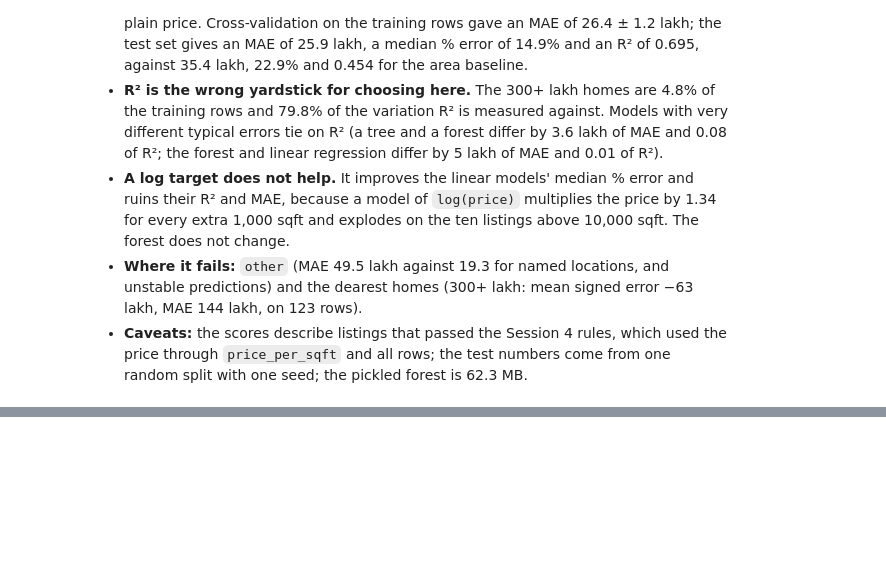
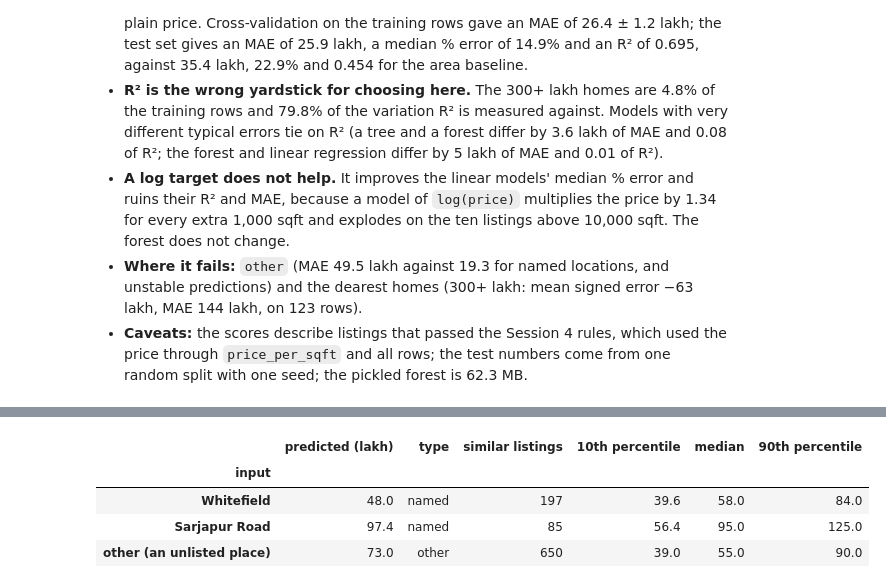
Before and after one commit to shivam-jund/bengaluru-house-price-prediction, a Jupyter notebook: model/price_prediction.ipynb, the cells around one changed output, grey strips where cells are left out. Saved outputs shown, nothing was run; the diff lists cells and outputs as text; code cells hidden in the pictures; blank space fills up the shorter version.

```diff
--- a/model/price_prediction.ipynb
+++ b/model/price_prediction.ipynb
@@ -2343,0 +2489,14 @@ Each decision with its row impact, as seen while the notebook ran on this data.
+# %%
+deploy_model = build_pipeline(RandomForestRegressor(n_estimators=100, random_state=SEED, **forest_params))
+deploy_model.fit(X, y)                                                  # all 11,430 rows, the Session 5 hyperparameters
+assert len(X) == 11_430
+
+sanity_inputs = pd.DataFrame([
+    {"location": "Whitefield", "total_sqft": 1200.0, "bath": 2.0, "bhk": 2},
+    {"location": "Sarjapur Road", "total_sqft": 1600.0, "bath": 3.0, "bhk": 3},
+    {"location": OTHER, "total_sqft": 1200.0, "bath": 2.0, "bhk": 2},
+])
+display(sanity_inputs.assign(**{
+    "fit on 80% (Session 5)": final_model.predict(sanity_inputs).round(1),
+    "fit on all rows": deploy_model.predict(sanity_inputs).round(1),
+}))
@@ -2343,0 +2614,63 @@ Each decision with its row impact, as seen while the notebook ran on this data.
+# %%
+import pricing
+from pricing import normalize_location, predict_price
+
+pricing._loaded.clear()                                                  # forget anything loaded before this export
+
+# 1. the reloaded model = the model in memory
+reloaded = joblib.load(ARTIFACT_DIR / "house_price_model.pkl")
+assert np.array_equal(reloaded.predict(X), deploy_model.predict(X))
+print(f"1. reloaded model = in-memory model on all {len(X):,} rows")
+
+# 2. predict_price returns what the model returns; spelling variants are one place
+one_row = pd.DataFrame([{"location": "Whitefield", "total_sqft": 1200.0, "bath": 2.0, "bhk": 2}])
+assert predict_price("Whitefield", 1200, 2, 2)["price_lakh"] == round(float(deploy_model.predict(one_row)[0]), 1)
+assert normalize_location("Whitefield ") == "Whitefield"
+assert normalize_location("  Sarjapur   Road, ") == "Sarjapur Road"
+assert predict_price("Whitefield  ", 1200, 2, 2) == predict_price("Whitefield", 1200, 2, 2)
+assert predict_price("whitefield,", 1200, 2, 2)["location"] == "Whitefield"
+print("2. predict_price = model.predict; 'Whitefield ' and 'whitefield,' are Whitefield")
+
+# 3. the three sanity inputs are plausible
+rows = []
+for name, (location, sqft, bath, bhk) in {"Whitefield": ("Whitefield", 1200, 2, 2), "Sarjapur Road": ("Sarjapur Road", 1600, 3, 3),
+                                          "other (an unlisted place)": ("Nowhere Layout", 1200, 2, 2)}.items():
+    result = predict_price(location, sqft, bath, bhk)
+    group = result["location"]                                           # the named location, or "other"
+    near = y[(X["location"] == group) & (X["bhk"] == bhk) & X["total_sqft"].between(sqft * 0.85, sqft * 1.15)]
+    low, median, high = near.quantile([0.10, 0.50, 0.90])
+    assert low <= result["price_lakh"] <= high, (name, result, low, high)
+    rows.append({"input": name, "predicted (lakh)": result["price_lakh"], "type": result["location_type"], "similar listings": len(near),
+                 "10th percentile": round(low, 1), "median": round(median, 1), "90th percentile": round(high, 1)})
+print("3. all three predictions are inside the 10th to 90th percentile of similar listings:")
+display(pd.DataFrame(rows).set_index("input"))
+
+
+# 4. bad inputs are rejected with a readable message
+def rejected(*args):
+    try:
+        predict_price(*args)
+    except ValueError as error:
+        return str(error)
+    raise AssertionError(f"{args} was not rejected")
+
+
+bad_inputs = {
+    "500 sqft, 3 BHK": ("Whitefield", 500, 3, 3),
+    "1 BHK with 4 baths": ("Whitefield", 600, 4, 1),
+    "0 BHK": ("Whitefield", 1200, 1, 0),
+    "100 sqft": ("Whitefield", 100, 1, 1),
+    "sqft is not a number": ("Whitefield", "abc", 2, 2),
+    "empty location": ("  ", 1200, 2, 2),
+}
+print("4. rejected inputs:")
+for name, args in bad_inputs.items():
+    print(f"   {name}: {rejected(*args)}")
+
+# 5. an unknown location falls back to other
+fallback = predict_price("Nowhere Layout", 1200, 2, 2)
+assert fallback["location_type"] == "other" and fallback["location"] == OTHER
+assert predict_price("Whitefield", 1200, 2, 2)["location_type"] == "named"
+print("5. 'Nowhere Layout' ->", fallback)
+print("\nall tests passed")
+# %% [output]
@@ -2343,0 +2680,5 @@ Each decision with its row impact, as seen while the notebook ran on this data.
+|  | predicted (lakh) | type | similar listings | 10th percentile | median | 90th percentile |
+| input |  |  |  |  |  |  |
+| Whitefield | 48.0 | named | 197 | 39.6 | 58.0 | 84.0 |
+| Sarjapur Road | 97.4 | named | 85 | 56.4 | 95.0 | 125.0 |
+| other (an unlisted place) | 73.0 | other | 650 | 39.0 | 55.0 | 90.0 |
```
Also changed, not shown: parts of 26 cells of this notebook.
